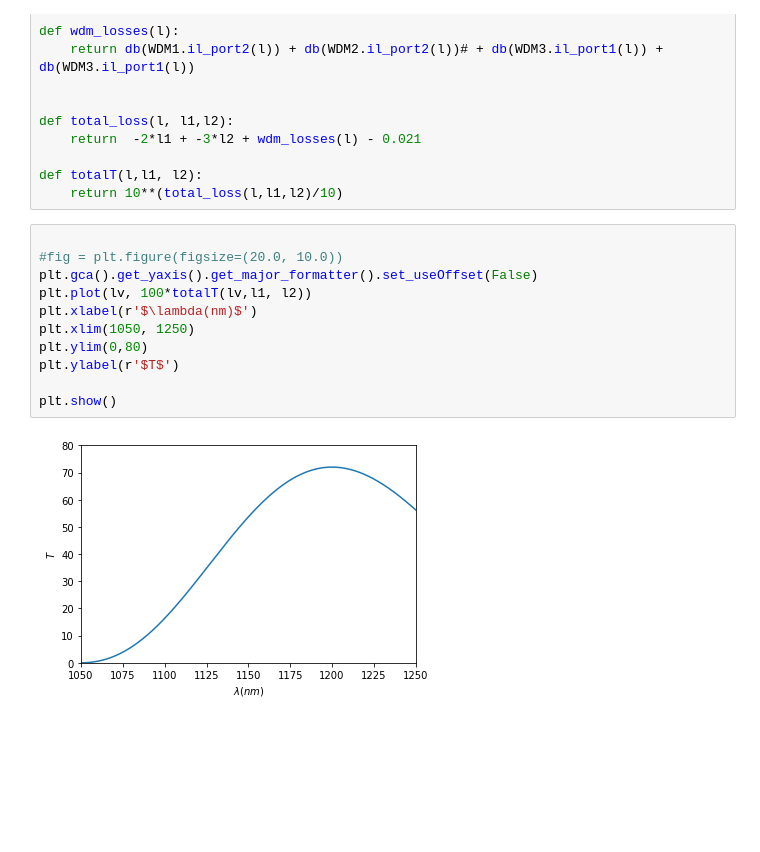
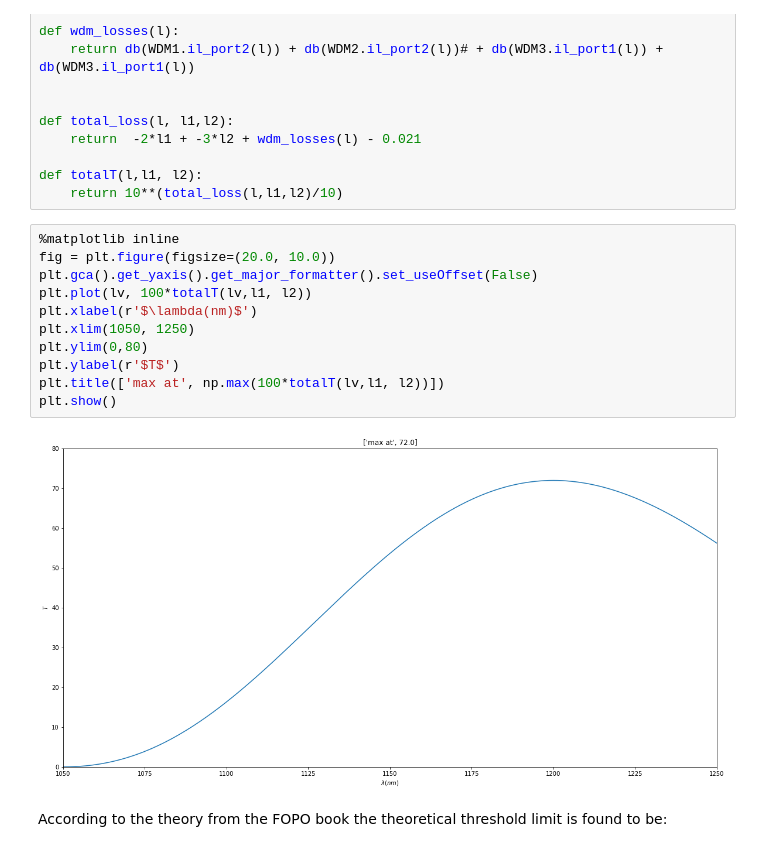
Before and after one commit to ibegleris/w-fopo, a Jupyter notebook: Dispersions_wavelength_finder.ipynb, the cells around one changed output. Saved outputs shown, nothing was run; the diff lists cells and outputs as text; blank space fills up the shorter version.

```diff
--- a/Dispersions_wavelength_finder.ipynb
+++ b/Dispersions_wavelength_finder.ipynb
@@ -262,15 +243,17 @@ def total_loss(l, l1,l2):
 def totalT(l,l1, l2):
     return 10**(total_loss(l,l1,l2)/10)
 # %%
-
-#fig = plt.figure(figsize=(20.0, 10.0))
+%matplotlib inline
+fig = plt.figure(figsize=(20.0, 10.0))
 plt.gca().get_yaxis().get_major_formatter().set_useOffset(False)
 plt.plot(lv, 100*totalT(lv,l1, l2))
 plt.xlabel(r'$\lambda(nm)$')
 plt.xlim(1050, 1250)
 plt.ylim(0,80)
 plt.ylabel(r'$T$')
-
+plt.title(['max at', np.max(100*totalT(lv,l1, l2))])
 plt.show()
 # %% [output]
-[figure, old version]
+[figure, new version]
+# %% [markdown]
+According to the theory from the FOPO book the theoretical threshold limit is found to be:
```
Also changed, not shown: parts of 7 cells of this notebook, 9 other files.
